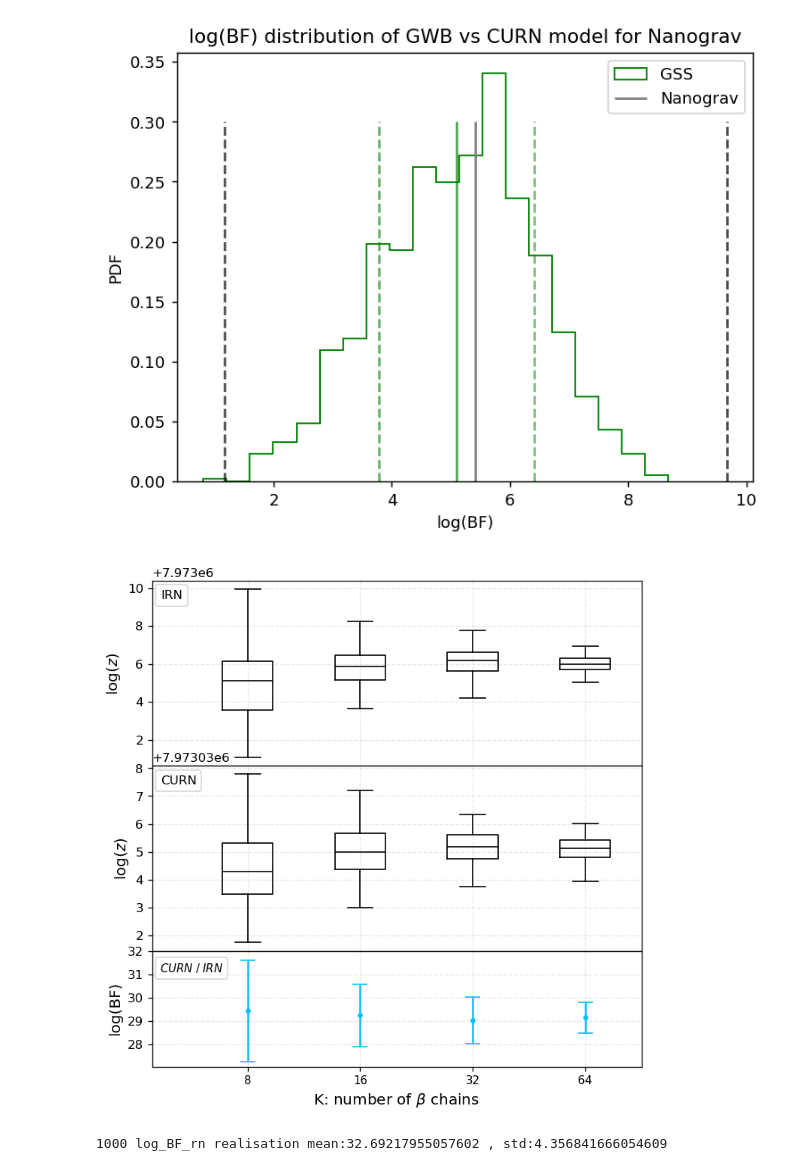
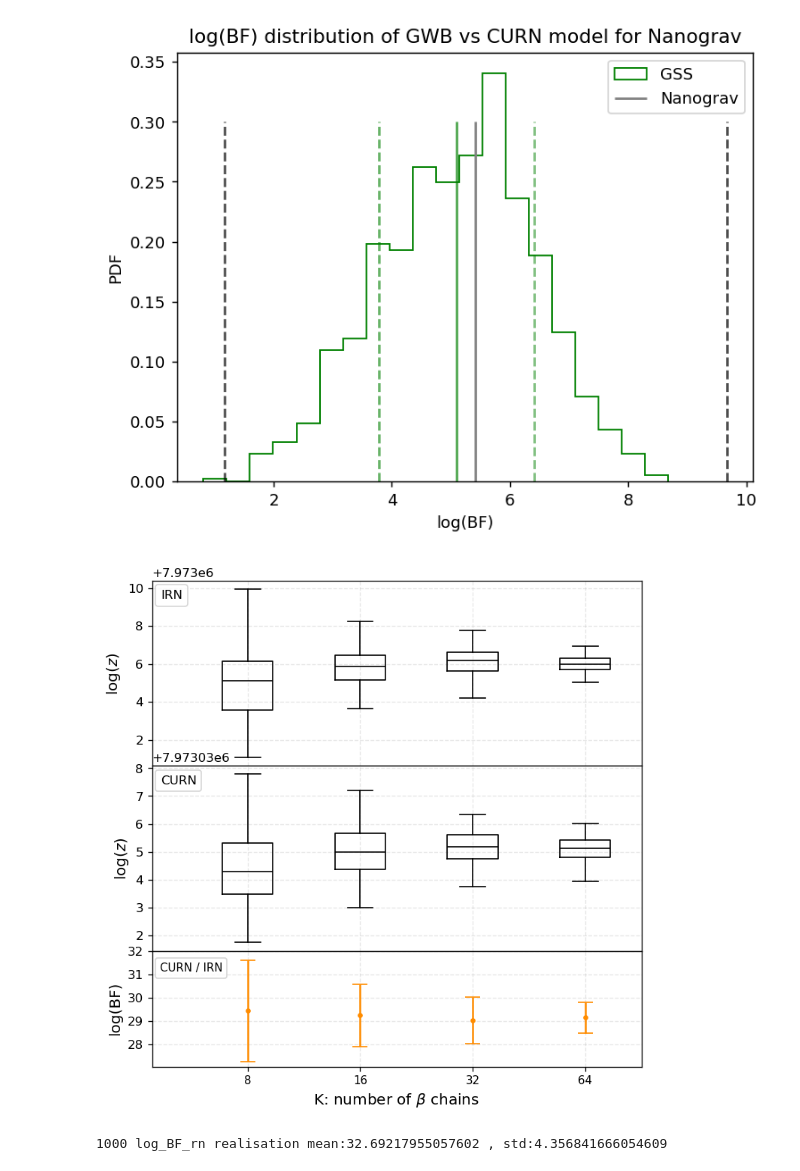
Before and after one commit to ApokryphaV1/GSS-estimator, a Jupyter notebook: Nanograv/gwb_analysis/scripts/gwp_plots.ipynb, the cells around one changed output. Cells and saved outputs as stored; diff of their text form; code cells hidden in the pictures.

Commit message:
new plot.

```diff
--- a/Nanograv/gwb_analysis/scripts/gwp_plots.ipynb
+++ b/Nanograv/gwb_analysis/scripts/gwp_plots.ipynb
@@ -124,7 +124,7 @@ fig.subplots_adjust(hspace=0)
 #irn_color = 'firebrick'
 curn_color = 'black'
 irn_color = 'black'
-bf_color='deepskyblue'
+bf_color='darkorange'
 #'cornflowerblue'
 
 outl = False
@@ -148,47 +148,47 @@ ax1.tick_params(labelbottom=False)
 ax1.tick_params(labelbottom=False)
 
 
-ax0.plot([], [], color= irn_color, alpha=1, label='IRN')
-ax1.plot([], [], color= curn_color, alpha=1, label='CURN')
+ax0.plot([], [],color= 'white', alpha=0, label='IRN')
+ax1.plot([], [],color= 'white', alpha=0, label='CURN')
 
 #ax1.plot([], [],linestyle='dotted',color='black', alpha=0.5, label='mean 32T')
-ax0.legend(prop={'size': 10}, handletextpad=0, handlelength=0, loc='center', bbox_to_anchor=(0.04, 0.92))
-ax1.legend(prop={'size': 10}, handletextpad=0, handlelength=0, loc='center', bbox_to_anchor=(0.054, 0.92))
+ax0.legend(prop={'size': 10}, handletextpad=0, handlelength=0, markerscale=0.1, loc='center', bbox_to_anchor=(0.04, 0.92))
+ax1.legend(prop={'size': 10}, handletextpad=0, handlelength=0, markerscale=0.1, loc='center', bbox_to_anchor=(0.054, 0.92))
 
 ax0.set_ylabel(r'log($z$)', fontsize=12)
 ax1.set_ylabel(r'log($z$)', fontsize=12)
 
 ax0.sharex(ax1)
 
 # Plot mean difference in the second subplot
 ax2.errorbar([1,2,3,4], mean_diff,yerr=std_diff,color=bf_color,marker='o',capsize=6,solid_capstyle='round',ls = 'none', markersize=3)
 #ax2.plot([1,2,3,4], mean_diff,'--',color= bf_color, alpha=1,label=r'${CURN\;/\;IRN}$')
-ax2.plot([], [],color= bf_color, alpha=1,label=r'${CURN\;/\;IRN}$')
+ax2.plot([], [],color= 'white', alpha=0,label='CURN / IRN')
 
 ax2.set_ylabel(r'log($BF)$', fontsize=12)
 
 ax0.grid(True, linestyle='--', alpha=0.3)
 ax1.grid(True, linestyle='--', alpha=0.3)
 ax2.grid(True, linestyle='--', alpha=0.3)
 ax2.set_xticks([1, 2, 3 , 4])
 #ax2.set_yticks([0,mean_diff[-1],10])
 
-ax2.legend(prop={'size': 9}, handletextpad=0, handlelength=0, loc='center', bbox_to_anchor=(0.08, 0.85))
+ax2.legend(prop={'size': 9}, handletextpad=0, handlelength=0, markerscale=0, loc='center', bbox_to_anchor=(0.08, 0.85))
 ax2.set_yticks([28,29,30,31,32])
 
 ax2.set_xlabel(r'K: number of $\beta$ chains ', fontsize=12)
 ax2.set_ylabel(r'log(BF)', fontsize=12)
 
 ax2.set_xticklabels(['8', '16', '32','64'])
 
 #plt.legend(handlelength=0, frameon=False)
 plt.xlim(xmin=0.15,xmax=4.5)
 plt.xticks(fontsize=9)
 plt.savefig("nanograv.pdf", format="pdf", dpi=200,bbox_inches="tight")
 
 plt.show()
 # %% [output]
-[figure, old version]
+[figure, new version]
 # %%
 N = 1000
 
```
Also changed, not shown: 1 other file.
